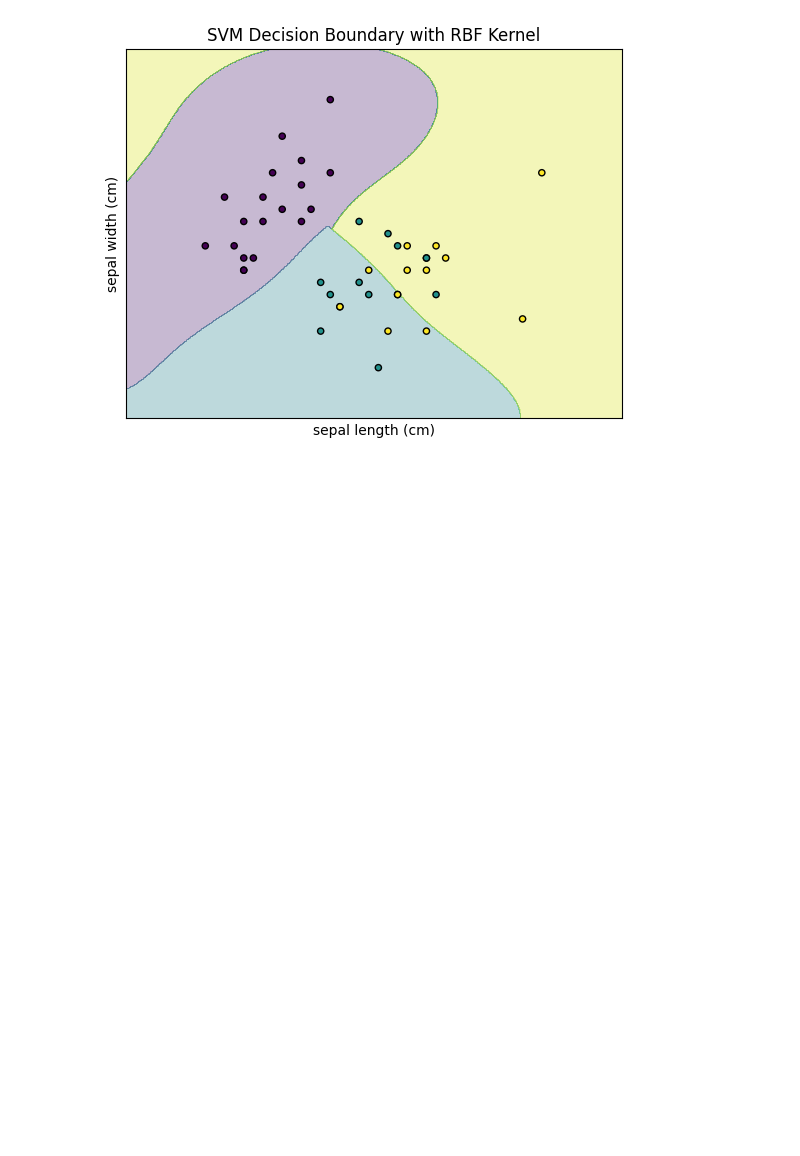
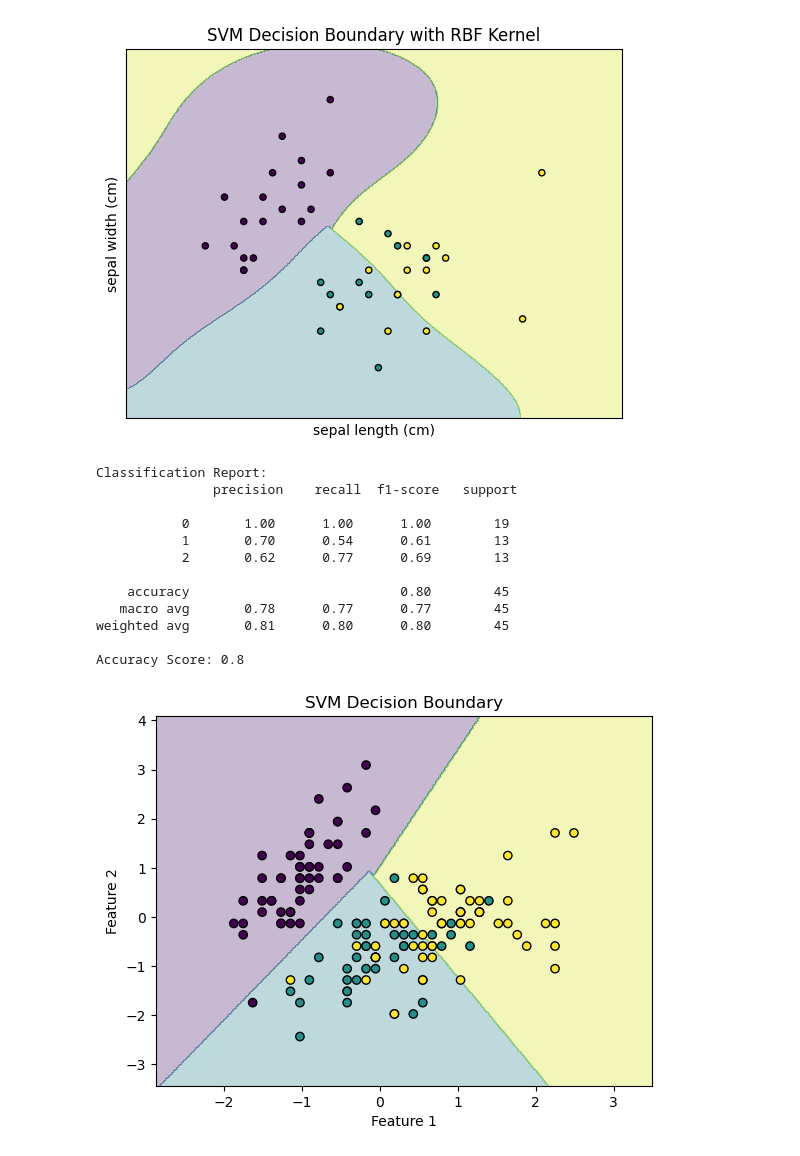
Before and after one commit to Saketranjanm/JN, a Jupyter notebook: 10svmkernal.ipynb, the cells around one changed output. Saved outputs shown, nothing was run; the diff lists cells and outputs as text; code cells hidden in the pictures; blank space fills up the shorter version.

```diff
--- a/10svmkernal.ipynb
+++ b/10svmkernal.ipynb
@@ -49,3 +49,60 @@ plt.title("SVM Decision Boundary with RBF Kernel")
 plt.show()
 # %% [output]
 [figure]
+# %%
+import numpy as np
+import matplotlib.pyplot as plt
+from sklearn.datasets import load_iris
+from sklearn.preprocessing import StandardScaler
+from sklearn.svm import SVC
+from sklearn.model_selection import train_test_split
+from sklearn.metrics import classification_report, accuracy_score
+
+# Load and preprocess data
+iris = load_iris()
+X = iris.data[:, :2]  # First two features
+y = iris.target
+X = StandardScaler().fit_transform(X)
+X_train, X_test, y_train, y_test = train_test_split(X, y, test_size=0.3, random_state=42)
+
+# Train SVM
+model = SVC(kernel='linear', C=1.0, random_state=42)
+model.fit(X_train, y_train)
+
+# Predict and evaluate
+y_pred = model.predict(X_test)
+print("Classification Report:\n", classification_report(y_test, y_pred))
+print("Accuracy Score:", accuracy_score(y_test, y_pred))
+
+# Plot decision boundary
+def plot_decision_boundary(X, y, model):
+    h = .02  # Step size in the mesh
+    x_min, x_max = X[:, 0].min() - 1, X[:, 0].max() + 1
+    y_min, y_max = X[:, 1].min() - 1, X[:, 1].max() + 1
+    xx, yy = np.meshgrid(np.arange(x_min, x_max, h),
+                         np.arange(y_min, y_max, h))
+    Z = model.predict(np.c_[xx.ravel(), yy.ravel()]).reshape(xx.shape)
+
+    plt.contourf(xx, yy, Z, alpha=0.3)
+    plt.scatter(X[:, 0], X[:, 1], c=y, edgecolors='k')
+
+    plt.xlabel('Feature 1')
+    plt.ylabel('Feature 2')
+    plt.title('SVM Decision Boundary')
+    plt.show()
+
+plot_decision_boundary(X, y, model)
+# %% [output]
+Classification Report:
+               precision    recall  f1-score   support
+
+           0       1.00      1.00      1.00        19
+           1       0.70      0.54      0.61        13
+           2       0.62      0.77      0.69        13
+
+    accuracy                           0.80        45
+   macro avg       0.78      0.77      0.77        45
+weighted avg       0.81      0.80      0.80        45
+
+Accuracy Score: 0.8
+[figure, added]
```
Also changed, not shown: 6 other files.
